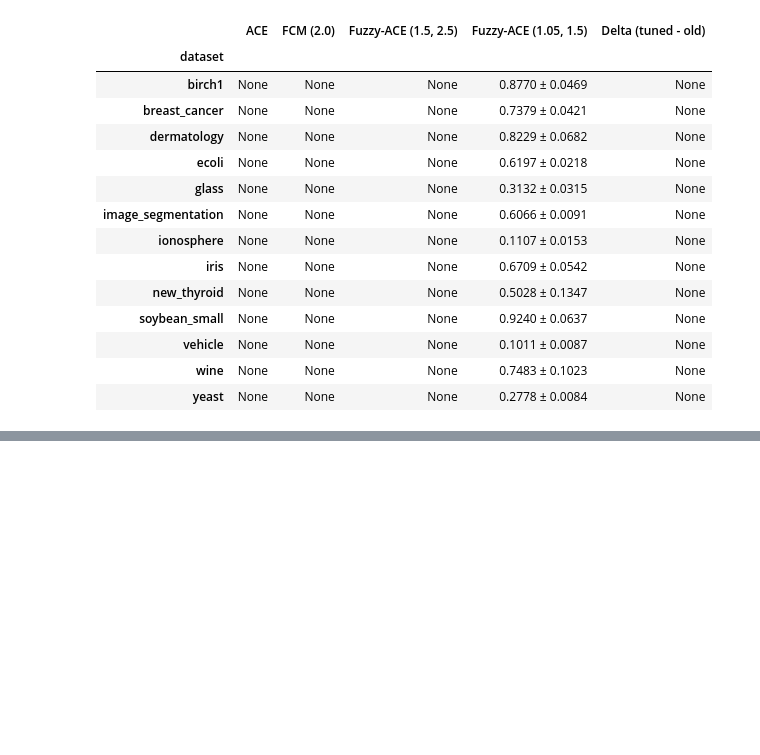
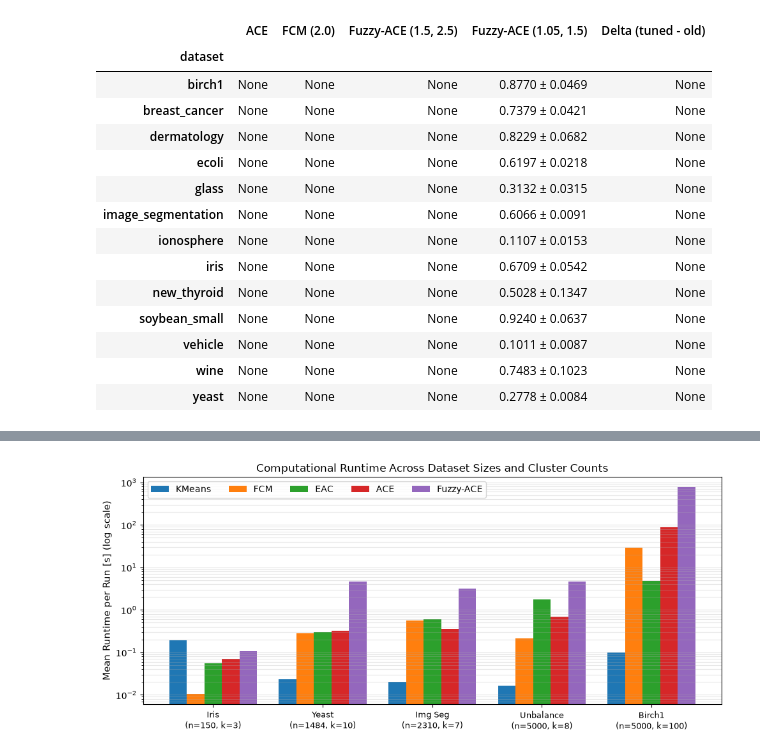
Before and after one commit to szuvarska/FuzzyAdaptiveClusteringEnsemble, a Jupyter notebook: notebooks/07_fuzzy_tuned_benchmark.ipynb, the cells around one changed output, grey strips where cells are left out. Cells and saved outputs as stored; diff of their text form; code cells hidden in the pictures; blank space fills up the shorter version.

```diff
--- a/notebooks/07_fuzzy_tuned_benchmark.ipynb
+++ b/notebooks/07_fuzzy_tuned_benchmark.ipynb
@@ -204,0 +313,39 @@ for setting in ("fixed", "variable"):
+# %%
+FULL_DIR = ROOT / "results" / "full_merged"
+rt_df = pd.read_csv(FULL_DIR / "raw_results.csv")
+rt_ok = rt_df[rt_df["status"] == "ok"]
+
+rep_datasets = ["iris", "yeast", "image_segmentation", "unbalance", "birch1"]
+rep_labels = ["Iris\n(n=150, k=3)", "Yeast\n(n=1484, k=10)", "Img Seg\n(n=2310, k=7)",
+              "Unbalance\n(n=5000, k=8)", "Birch1\n(n=5000, k=100)"]
+rt_methods = ["KMeans", "FCM", "EAC", "ACE", "Fuzzy-ACE"]
+
+rt_mean = (
+    rt_ok[rt_ok["dataset"].isin(rep_datasets)]
+    .groupby(["dataset", "method"])["runtime_s"]
+    .mean()
+    .unstack()
+    .loc[rep_datasets, rt_methods]
+)
+
+fig, ax = plt.subplots(figsize=(10, 4.5))
+x = np.arange(len(rep_datasets))
+width = 0.8 / len(rt_methods)
+
+for i, m in enumerate(rt_methods):
+    offset = (i - (len(rt_methods) - 1) / 2) * width
+    ax.bar(x + offset, rt_mean[m].values, width=width, label=m)
+
+ax.set_yscale("log")
+ax.set_ylabel("Mean Runtime per Run [s] (log scale)", fontsize=11)
+ax.set_title("Computational Runtime Across Dataset Sizes and Cluster Counts", fontsize=12)
+ax.set_xticks(x)
+ax.set_xticklabels(rep_labels, fontsize=9.5)
+ax.grid(axis="y", which="both", alpha=0.3)
+ax.legend(ncol=len(rt_methods), loc="upper left", frameon=True)
+
+fig.tight_layout()
+fig.savefig(FULL_DIR / "runtime_comparison.png", dpi=300, bbox_inches="tight")
+plt.show()
+# %% [output]
+[figure, added]
```
Also changed, not shown: parts of 2 cells of this notebook, 57 other files.
